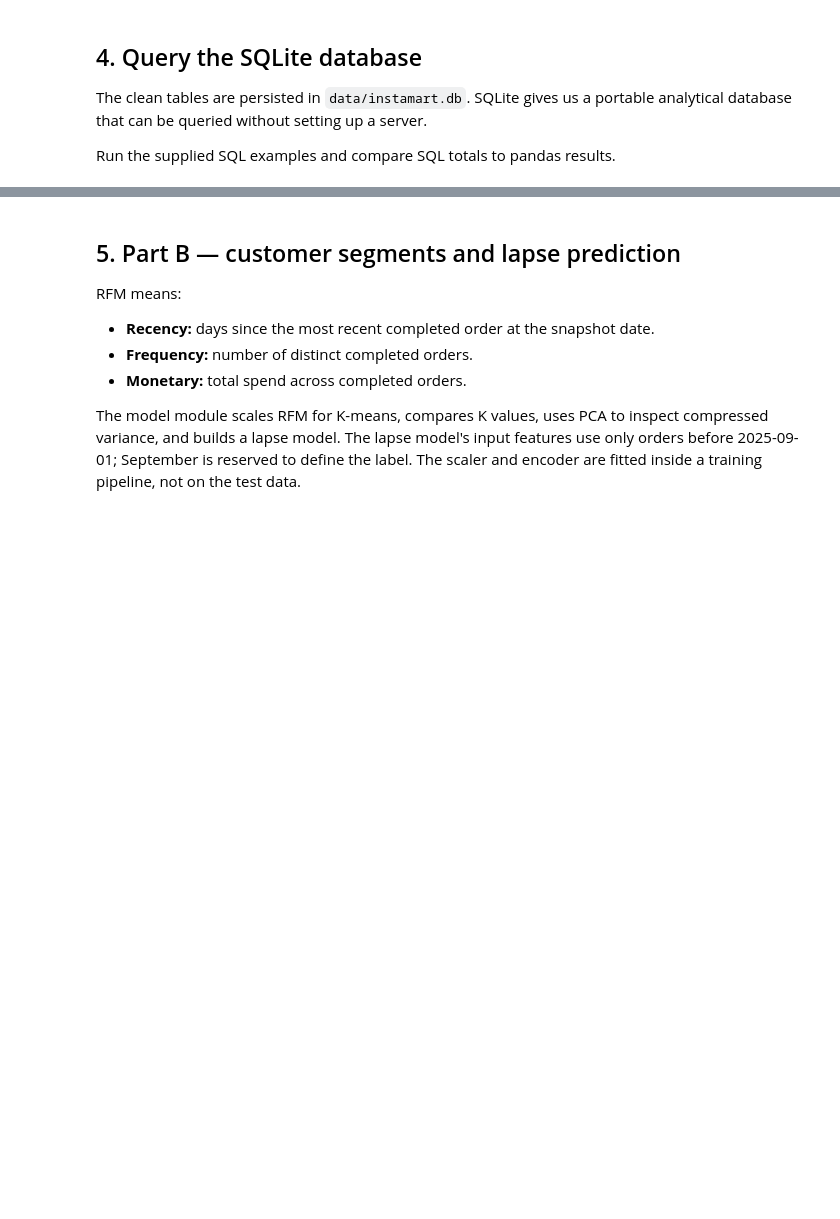
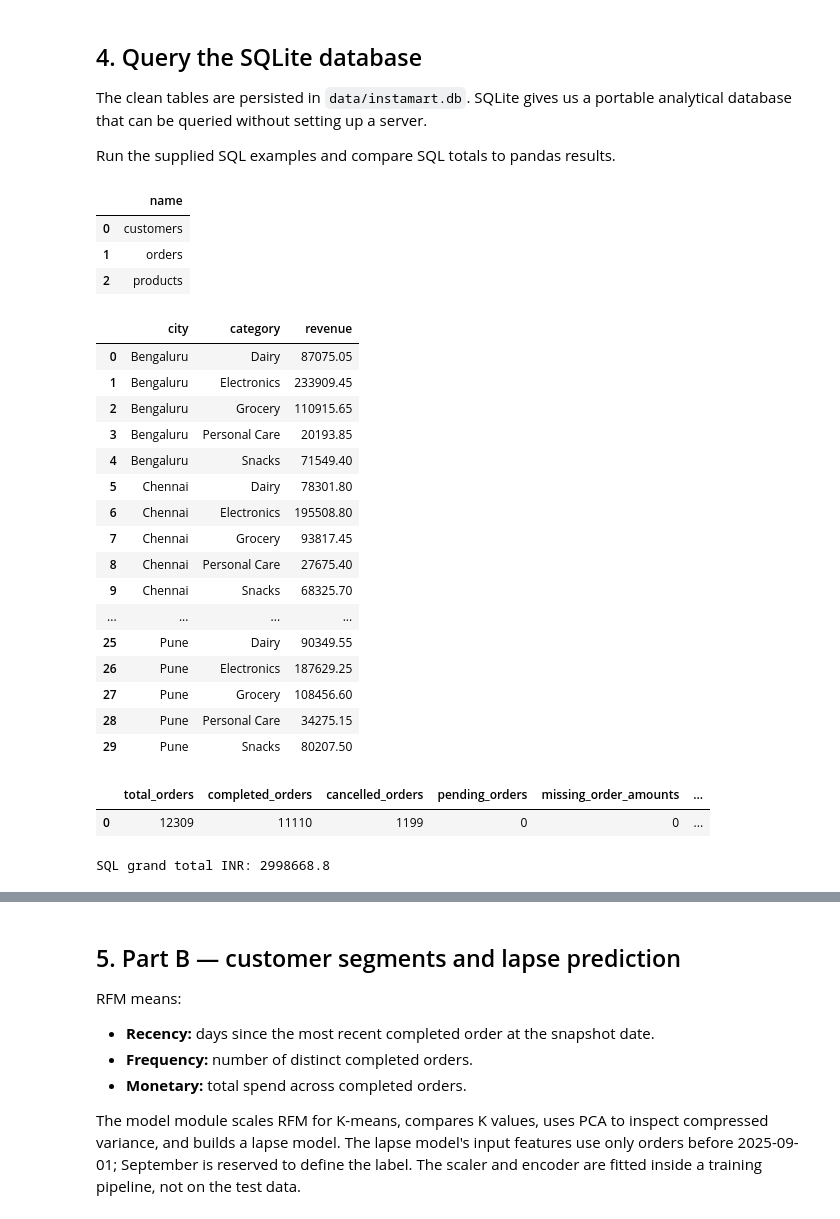
Before and after one commit to karthikdev1216/Swiggy-Insta-Copilot, a Jupyter notebook: notebooks/Customer_Intelligence_Support_Copilot.ipynb, the cells around one changed output, grey strips where cells are left out. Saved outputs shown, nothing was run; the diff lists cells and outputs as text; code cells hidden in the pictures; blank space fills up the shorter version.

```diff
--- a/notebooks/Customer_Intelligence_Support_Copilot.ipynb
+++ b/notebooks/Customer_Intelligence_Support_Copilot.ipynb
@@ -19,9 +5,11 @@ Teaching point: **fetching data** does not always mean calling an API. Here, the
 # %%
 from pathlib import Path
 import sys
+
 ROOT = Path.cwd()
-if not (ROOT / "generate_data.py").exists():
-    ROOT = ROOT.parent
+ROOT = ROOT if (ROOT / "generate_data.py").is_file() else ROOT.parent
+
 sys.path.insert(0, str(ROOT))
+
 print("Project root:", ROOT)
-print("Root files:", sorted(p.name for p in ROOT.iterdir() if p.is_file()))
+print("Root files:", sorted(f.name for f in ROOT.iterdir() if f.is_file()))
@@ -93,18 +172,73 @@ The clean tables are persisted in `data/instamart.db`. SQLite gives us a portabl
 Run the supplied SQL examples and compare SQL totals to pandas results.
 # %%
 import sqlite3
+
 db_path = ROOT / "data" / "instamart.db"
+
 with sqlite3.connect(db_path) as con:
-    tables = pd.read_sql_query("SELECT name FROM sqlite_master WHERE type='table' ORDER BY name", con)
+
+    # 1. Display available database tables
+    tables = pd.read_sql_query(
+        "SELECT name FROM sqlite_master WHERE type='table' ORDER BY name",
+        con
+    )
     display(tables)
-    q2 = pd.read_sql_query(\"\"\"
-        SELECT c.city, p.category, ROUND(SUM(o.order_amount), 2) AS revenue
+
+    # 2. Revenue by city and product category
+    q2 = pd.read_sql_query("""
+        SELECT
+            c.city,
+            p.category,
+            ROUND(SUM(o.order_amount), 2) AS revenue
         FROM orders o
         JOIN customers c USING(customer_id)
         JOIN products p USING(product_id)
         WHERE o.status = 'completed'
         GROUP BY c.city, p.category
         ORDER BY c.city, p.category
-    \"\"\", con)
-display(q2)
+    """, con)
+
+    display(q2)
+
+    # 3. Order summary
+    q3 = pd.read_sql_query("""
+    SELECT
+        COUNT(*) AS total_orders,
+        SUM(CASE WHEN status = 'completed' THEN 1 ELSE 0 END) AS completed_orders,
+        SUM(CASE WHEN status = 'cancelled' THEN 1 ELSE 0 END) AS cancelled_orders,
+        SUM(CASE WHEN status = 'pending' THEN 1 ELSE 0 END) AS pending_orders,
+        SUM(CASE WHEN order_amount IS NULL THEN 1 ELSE 0 END) AS missing_order_amounts,
+        SUM(CASE WHEN delivery_minutes IS NULL AND status = 'completed' THEN 1 ELSE 0 END) AS missing_delivery_times_completed_orders,
+        SUM(CASE WHEN delivery_minutes IS NULL AND status = 'cancelled' THEN 1 ELSE 0 END) AS missing_delivery_times_cancelled_orders
+    FROM orders
+""", con)
+
+display(q3)
+
+# 4. Calculate grand total revenue
 print("SQL grand total INR:", round(q2.revenue.sum(), 2))
+# %% [output]
+|  | name |
+| 0 | customers |
+| 1 | orders |
+| 2 | products |
+|  | city | category | revenue |
+| 0 | Bengaluru | Dairy | 87075.05 |
+| 1 | Bengaluru | Electronics | 233909.45 |
+| 2 | Bengaluru | Grocery | 110915.65 |
+| 3 | Bengaluru | Personal Care | 20193.85 |
+| 4 | Bengaluru | Snacks | 71549.40 |
+| 5 | Chennai | Dairy | 78301.80 |
+| 6 | Chennai | Electronics | 195508.80 |
+| 7 | Chennai | Grocery | 93817.45 |
+| 8 | Chennai | Personal Care | 27675.40 |
+| 9 | Chennai | Snacks | 68325.70 |
+| ... | ... | ... | ... |
+| 25 | Pune | Dairy | 90349.55 |
+| 26 | Pune | Electronics | 187629.25 |
+| 27 | Pune | Grocery | 108456.60 |
+| 28 | Pune | Personal Care | 34275.15 |
+| 29 | Pune | Snacks | 80207.50 |
+|  | total_orders | completed_orders | cancelled_orders | pending_orders | missing_order_amounts | ... |
+| 0 | 12309 | 11110 | 1199 | 0 | 0 | ... |
+SQL grand total INR: 2998668.8
```
Also changed, not shown: parts of 14 cells of this notebook, 4 other files.
